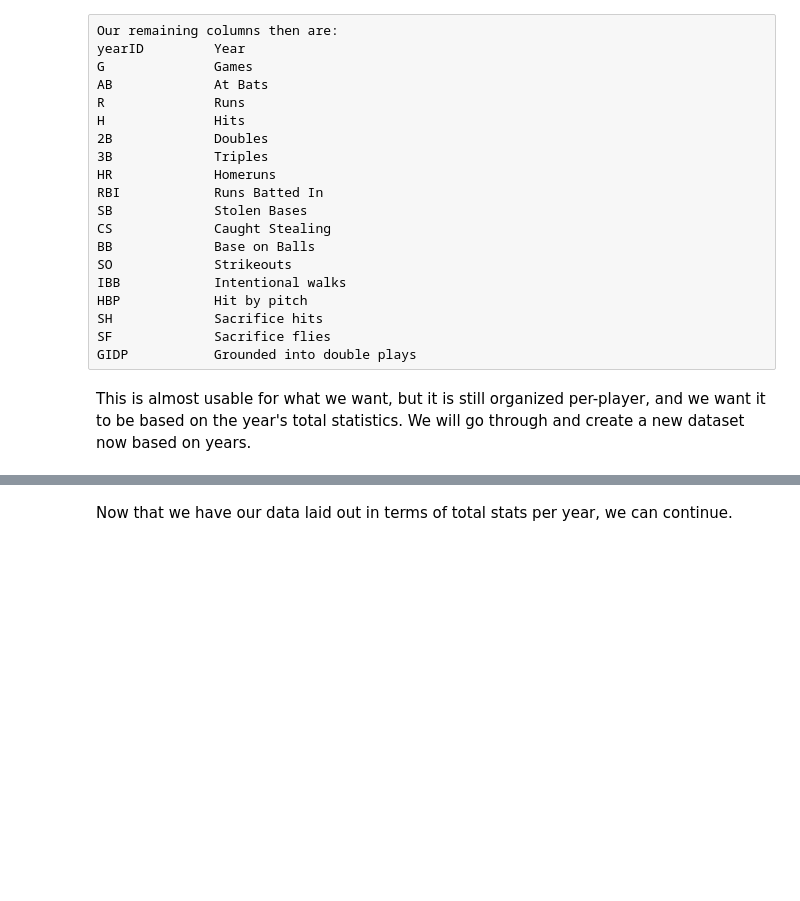
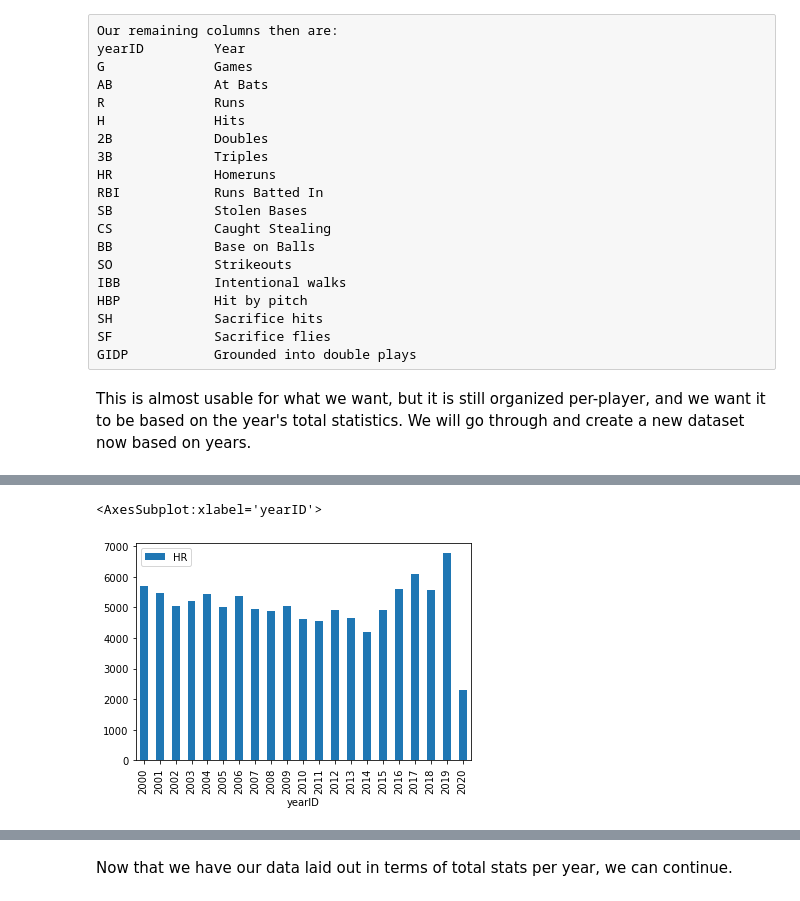
Before and after one commit to dswetlik/BaseballHRPrediction, a Jupyter notebook: BaseballReport.ipynb, the cells around one changed output, grey strips where cells are left out. Cells and saved outputs as stored; diff of their text form; code cells hidden in the pictures; blank space fills up the shorter version.

```diff
--- a/BaseballReport.ipynb
+++ b/BaseballReport.ipynb
@@ -155,0 +161,5 @@ newBaseball
+# %%
+newBaseball.plot.bar(x='yearID', y='HR', rot=90)
+# %% [output]
+<AxesSubplot:xlabel='yearID'>
+[figure, added]
```
Also changed, not shown: parts of 10 cells of this notebook.
